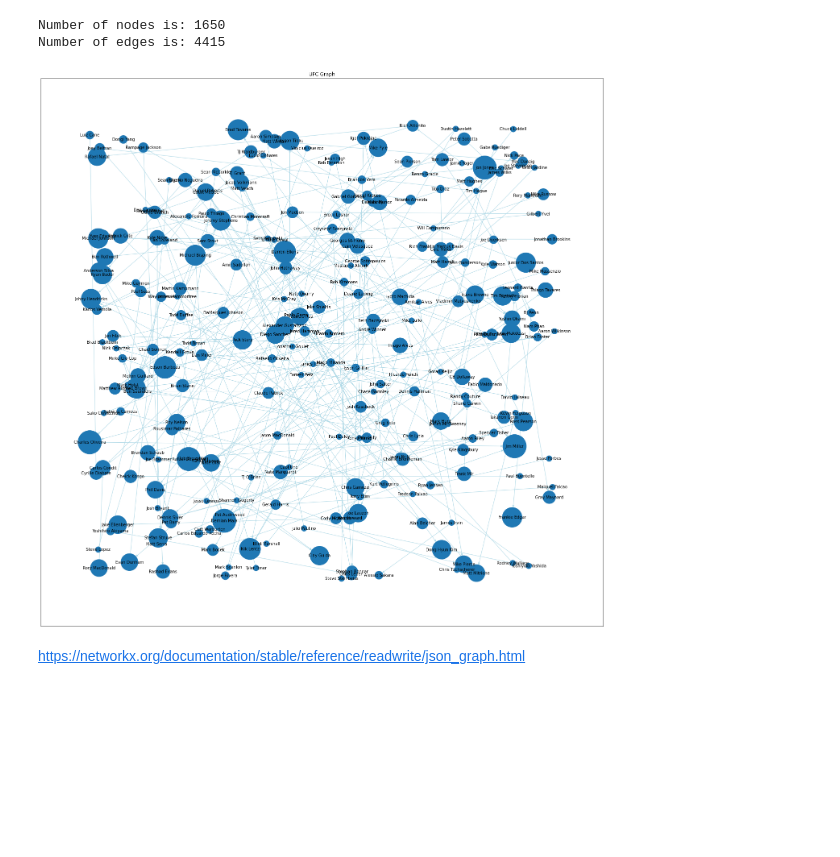
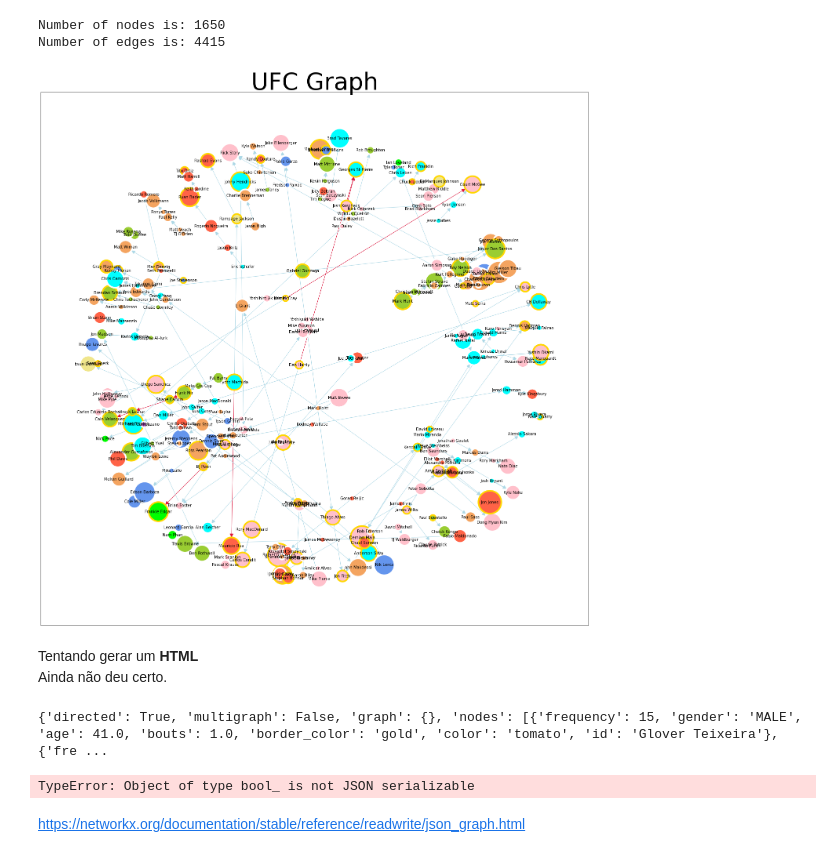
Before and after one commit to GermanoAndrade/BD-Final, a Jupyter notebook: trab_note_1.ipynb, the cells around one changed output. Saved outputs shown, nothing was run; the diff lists cells and outputs as text; code cells hidden in the pictures; blank space fills up the shorter version.

Commit message:
Add colors to the nodes according to the weight class

```diff
--- a/trab_note_1.ipynb
+++ b/trab_note_1.ipynb
@@ -122,0 +155,3 @@ df.head(5)
+# %%
+df["color_class"] = [color_class[i] for i in df["weight_class"]]
+df.head(5)
@@ -141,7 +183,7 @@ df.head(5)
 # %%
 #df_ori = df
 
-df = df[df['weight_class']=="Light Heavyweight"]
+#df = df[df['weight_class']=="Light Heavyweight"]
 G = nx.DiGraph()
 #add nodes
 for idx in df.index:
@@ -150,7 +192,9 @@ for idx in df.index:
                    frequency=1,
                    gender = df.loc[idx, 'gender'],
                    age = df.loc[idx, 'W_age'],
-                   bouts = df.loc[idx, 'W_titles'])
+                   bouts = df.loc[idx, 'W_titles'],
+                   border_color = 'gold' if df.loc[idx, 'W_titles'] else 1,
+                   color = df.loc[idx, 'color_class'])
     else:
         G.nodes[df.loc[idx,'Winner']]['frequency'] +=1
 
@@ -159,7 +203,9 @@ for idx in df.index:
                    frequency=1,
                    gender = df.loc[idx, 'gender'],
                    age = df.loc[idx, 'L_age'],
-                   bouts = df.loc[idx, 'L_titles'])
+                   bouts = df.loc[idx, 'L_titles'],
+                   border_color = 'gold' if df.loc[idx, 'L_titles'] else 1,
+                   color = df.loc[idx, 'color_class'])
 # %%
 
 for idx in df.index:
@@ -170,7 +216,8 @@ for idx in df.index:
                weight_class = df.loc[idx, 'weight_class'],
                location = df.loc[idx, 'location'],
                title_bout = df.loc[idx, 'title_bout'],
-               year = df.loc[idx, 'year'])
+               year = df.loc[idx, 'year'],
+               color = 'crimson' if df.loc[idx, 'title_bout'] else 'lightblue')#Colorir a aresta se a luta foi valendo título.
     #else:
      #   G.edges[df.loc[idx,'Loser'],df.loc[idx,'Winner']]['frequency'] += 1
 # %%
@@ -184,29 +231,69 @@ Number of edges is: 4415
 # %%
 SG = nx.DiGraph((u,v,d) for u,v,d in G.edges(data=True) if d['year'] == '2010')
 #SG = nx.Graph((u,d) for u,d in G.nodes(data=True) if d['gender'] == 'FEMALE')
 
 fig, ax = plt.subplots(figsize=(25,25))
-ax.set_title("UFC Graph")
-pos = nx.random_layout(SG, seed=1)
+ax.set_title("UFC Graph", fontdict={'fontsize': 60, 'fontweight': 'medium'})
+#pos = nx.random_layout(SG, seed=2020)
+pos = nx.spring_layout(SG, seed=2020)
 
 nx.draw_networkx(SG,
                 node_size=[200*nx.get_node_attributes(G,'frequency')[g] for g in SG.nodes()],
                 pos = pos,
                 #width=list(nx.get_edge_attributes(SG,'frequency').values()),
                 edge_cmap=None,
+                arrowsize = 20,
+                linewidths = 4,
                 edge_vmin=None,
                 edge_vmax=None,
-                edge_color = "lightblue",
+                node_color = [nx.get_node_attributes(G,'color')[g] for g in SG.nodes()],
+                edge_color = [nx.get_edge_attributes(SG,'color')[g] for g in SG.edges()],#"lightblue",
                 style='solid',
                 labels=None ,
                 font_size=10,
                 #font_color='blue',
                 font_weight='normal',
                 font_family='sans-serif',
-                label='FGraph')
-plt.savefig('ufc_1.png')
+                label='UFCGraph',
+                edgecolors = [nx.get_node_attributes(G,'border_color')[g] for g in SG.nodes()])
 # %% [output]
-[figure, old version]
+[figure, new version]
+# %% [markdown]
+Tentando gerar um **HTML**
+Ainda não deu certo.
+# %%
+import json
+
+import flask
+import networkx as nx
+from networkx.readwrite import json_graph
+
+#G = nx.barbell_graph(6, 3)
+# this d3 example uses the name attribute for the mouse-hover value,
+# so add a name to each node
+#for n in G:
+ #   G.nodes[n]["name"] = n
+# write json formatted data
+d = json_graph.node_link_data(G)  # node-link format to serialize
+# write json
+print(d)
+json.dump(d, open("./Databases/force.json", "w"))
+print("Wrote node-link JSON data to force/force.json")
+
+# Serve the file over http to allow for cross origin requests
+app = flask.Flask(__name__, static_folder="Databases")
+
+
+@app.route("/")
+def static_proxy():
+    return app.send_static_file("force.html")
+
+
+print("\nGo to http://localhost:8000 to see the example\n")
+app.run(port=8000)
+# %% [output]
+{'directed': True, 'multigraph': False, 'graph': {}, 'nodes': [{'frequency': 15, 'gender': 'MALE', 'age': 41.0, 'bouts': 1.0, 'border_color': 'gold', 'color': 'tomato', 'id': 'Glover Teixeira'}, {'fre ...
+TypeError: Object of type bool_ is not JSON serializable
 # %% [markdown]
 https://networkx.org/documentation/stable/reference/readwrite/json_graph.html
 # %%
```
Also changed, not shown: parts of 2 cells of this notebook.
